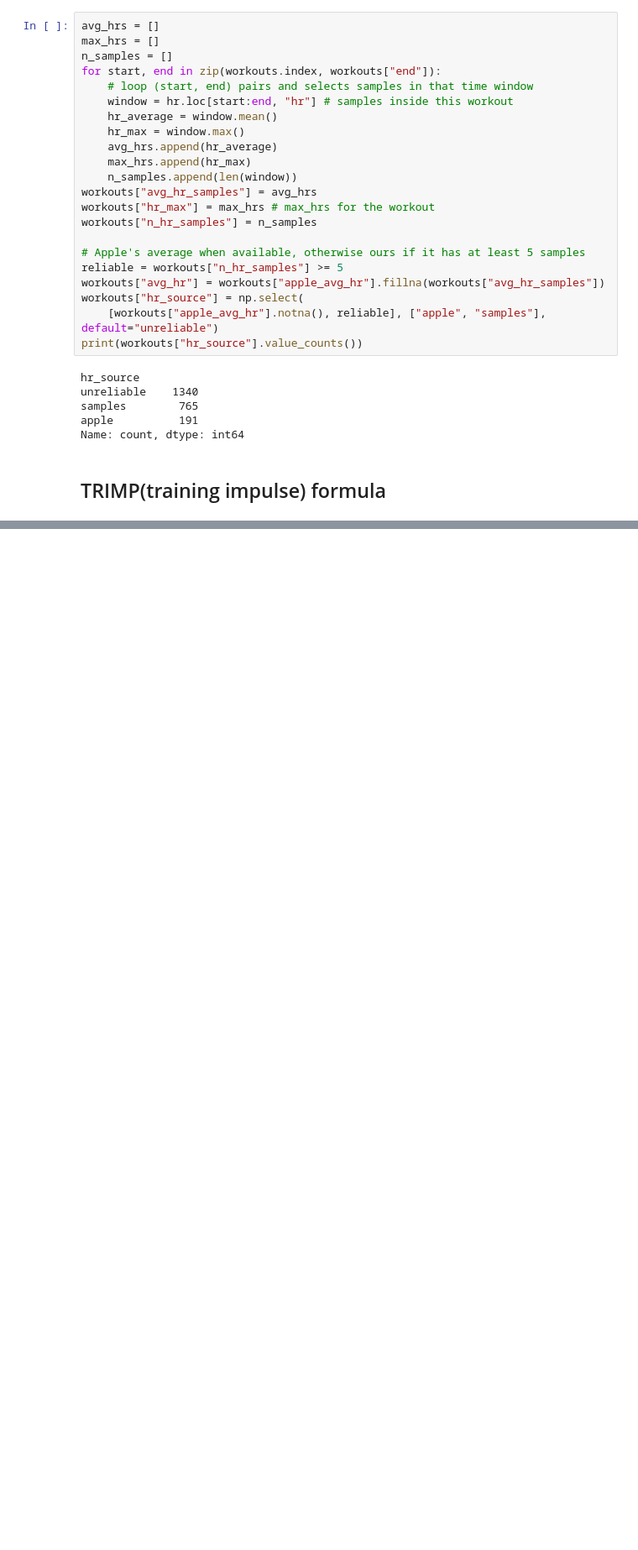
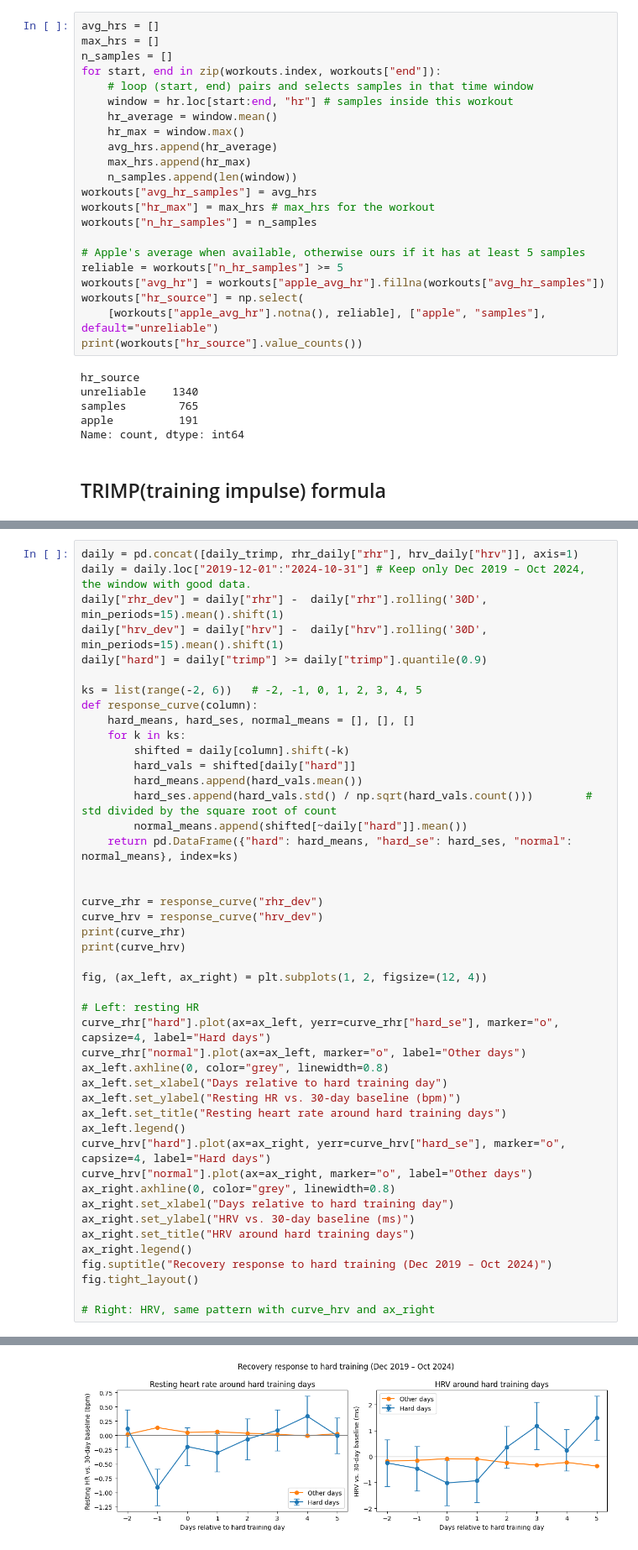
Before and after one commit to shiorissk/health-recovery, a Jupyter notebook: 01_parse.ipynb, the cells around one changed output, grey strips where cells are left out. Shown at 84% size. Cells and saved outputs as stored; diff of their text form; blank space fills up the shorter version.

```diff
--- a/01_parse.ipynb
+++ b/01_parse.ipynb
@@ -163,0 +166,46 @@ Text(0, 0.5, 'Resting HR, 30-day avg (bpm)')
+# %%
+daily = pd.concat([daily_trimp, rhr_daily["rhr"], hrv_daily["hrv"]], axis=1)
+daily = daily.loc["2019-12-01":"2024-10-31"] # Keep only Dec 2019 – Oct 2024, the window with good data.
+daily["rhr_dev"] = daily["rhr"] -  daily["rhr"].rolling('30D', min_periods=15).mean().shift(1)
+daily["hrv_dev"] = daily["hrv"] -  daily["hrv"].rolling('30D', min_periods=15).mean().shift(1)
+daily["hard"] = daily["trimp"] >= daily["trimp"].quantile(0.9)
+
+ks = list(range(-2, 6))   # -2, -1, 0, 1, 2, 3, 4, 5
+def response_curve(column):
+    hard_means, hard_ses, normal_means = [], [], []
+    for k in ks:
+        shifted = daily[column].shift(-k)
+        hard_vals = shifted[daily["hard"]]
+        hard_means.append(hard_vals.mean())
+        hard_ses.append(hard_vals.std() / np.sqrt(hard_vals.count()))        # std divided by the square root of count
+        normal_means.append(shifted[~daily["hard"]].mean())
+    return pd.DataFrame({"hard": hard_means, "hard_se": hard_ses, "normal": normal_means}, index=ks)
+
+
+curve_rhr = response_curve("rhr_dev")
+curve_hrv = response_curve("hrv_dev")
+print(curve_rhr)
+print(curve_hrv)
+
+fig, (ax_left, ax_right) = plt.subplots(1, 2, figsize=(12, 4))
+
+# Left: resting HR
+curve_rhr["hard"].plot(ax=ax_left, yerr=curve_rhr["hard_se"], marker="o", capsize=4, label="Hard days")
+curve_rhr["normal"].plot(ax=ax_left, marker="o", label="Other days")
+ax_left.axhline(0, color="grey", linewidth=0.8)
+ax_left.set_xlabel("Days relative to hard training day")
+ax_left.set_ylabel("Resting HR vs. 30-day baseline (bpm)")
+ax_left.set_title("Resting heart rate around hard training days")
+ax_left.legend()
+curve_hrv["hard"].plot(ax=ax_right, yerr=curve_hrv["hard_se"], marker="o", capsize=4, label="Hard days")
+curve_hrv["normal"].plot(ax=ax_right, marker="o", label="Other days")
+ax_right.axhline(0, color="grey", linewidth=0.8)
+ax_right.set_xlabel("Days relative to hard training day")
+ax_right.set_ylabel("HRV vs. 30-day baseline (ms)")
+ax_right.set_title("HRV around hard training days")
+ax_right.legend()
+fig.suptitle("Recovery response to hard training (Dec 2019 – Oct 2024)")
+fig.tight_layout()
+
+# Right: HRV, same pattern with curve_hrv and ax_right
+# %% [output]
@@ -163,0 +230 @@ Text(0, 0.5, 'Resting HR, 30-day avg (bpm)')
+[figure, added]
```
Also changed, not shown: parts of 3 cells of this notebook.
